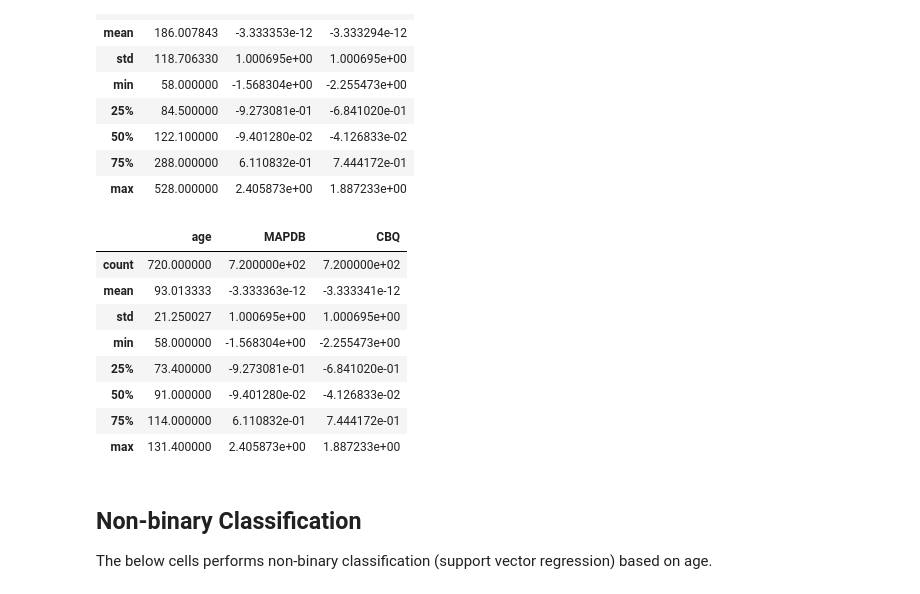
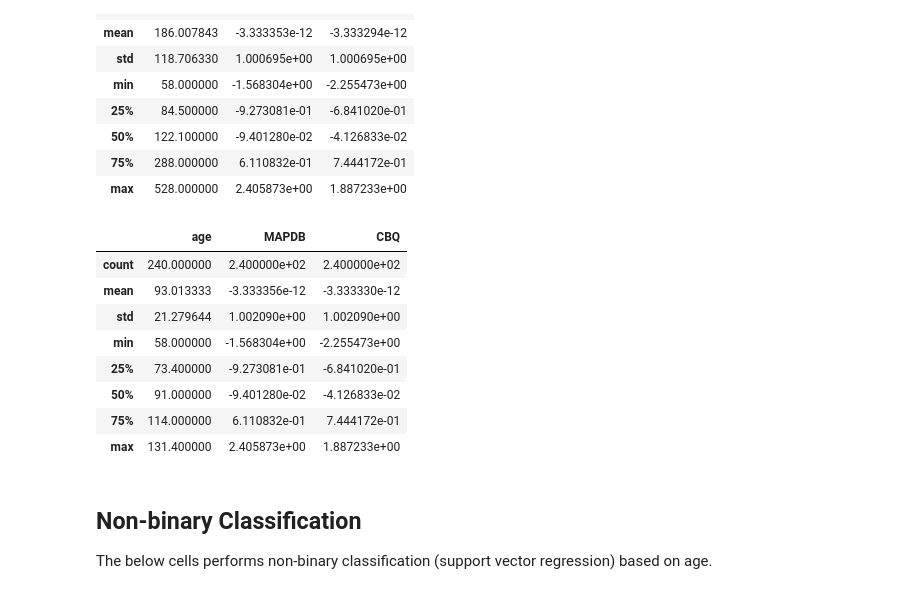
Before and after one commit to catcamacho/fmri_machlearn, a Jupyter notebook: 2_BuildClassifiers.ipynb, the cells around one changed output. Cells and saved outputs as stored; diff of their text form; code cells hidden in the pictures.

Commit message:
finalize SVM analysis

```diff
--- a/2_BuildClassifiers.ipynb
+++ b/2_BuildClassifiers.ipynb
@@ -91,7 +91,7 @@ merge.inputs.merged_file = bold_feature_data
 #merge.run()
 # %%
 # determine which analysis to run
-analysis = 'age'
+analysis = 'age_neu'
 
 if analysis == 'all_conditions':
     mask = conditions['labels'].isin(['negative','positive','neutral'])
@@ -106,41 +106,37 @@ elif analysis == 'negative':
     labels = conditions['ageGroup']
     type_svm = 'binary'
 elif analysis == 'positive':
     mask = conditions['labels'].isin(['positive'])
     labels = conditions['ageGroup']
     type_svm = 'binary'
 elif analysis == 'neutral':
     mask = conditions['labels'].isin(['neutral'])
     labels = conditions['ageGroup']
     type_svm = 'binary'
 elif analysis=='age':
     mask = conditions['ageGroup']=='child'
     labels = conditions['age']
     type_svm = 'nonbinary'
 elif analysis == 'age_neg':
     mask = (conditions['ageGroup']=='child') & (conditions['labels']=='negative')
     labels = conditions['age']
     type_svm = 'nonbinary'
 elif analysis == 'age_pos':
     mask = (conditions['ageGroup']=='child') & (conditions['labels']=='positive')
     labels = conditions['age']
     type_svm = 'nonbinary'
 elif analysis == 'age_neu':
     mask = (conditions['ageGroup']=='child') & (conditions['labels']=='neutral')
     labels = conditions['age']
     type_svm = 'nonbinary'
-elif analysis == 'mapdb':
-    mask = conditions['ageGroup']=='child'
-    labels = conditions['MAPDB']
-    type_svm = 'nonbinary'
 
-#results_file = open(output_dir + '/results_' + analysis + '.txt','w')
+results_file = open(output_dir + '/results_' + analysis + '_final.txt','w')
 conditions[mask].describe()
 # %% [output]
 |  | age | MAPDB | CBQ |
-| count | 720.000000 | 7.200000e+02 | 7.200000e+02 |
-| mean | 93.013333 | -3.333363e-12 | -3.333341e-12 |
-| std | 21.250027 | 1.000695e+00 | 1.000695e+00 |
+| count | 240.000000 | 2.400000e+02 | 2.400000e+02 |
+| mean | 93.013333 | -3.333356e-12 | -3.333330e-12 |
+| std | 21.279644 | 1.002090e+00 | 1.002090e+00 |
 | min | 58.000000 | -1.568304e+00 | -2.255473e+00 |
 | 25% | 73.400000 | -9.273081e-01 | -6.841020e-01 |
 | 50% | 91.000000 | -9.401280e-02 | -4.126833e-02 |
```
Also changed, not shown: parts of 4 cells of this notebook, 1 other file.
